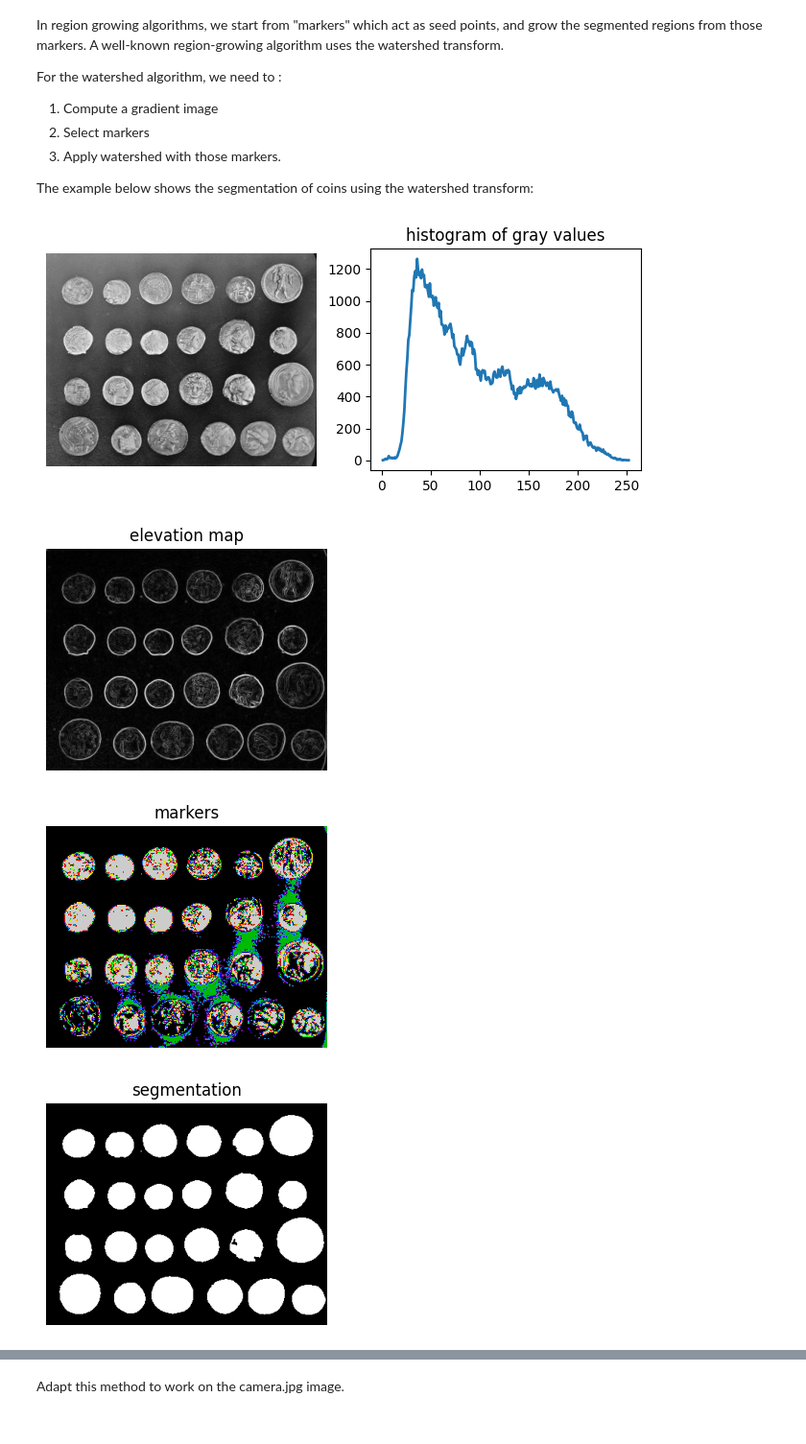
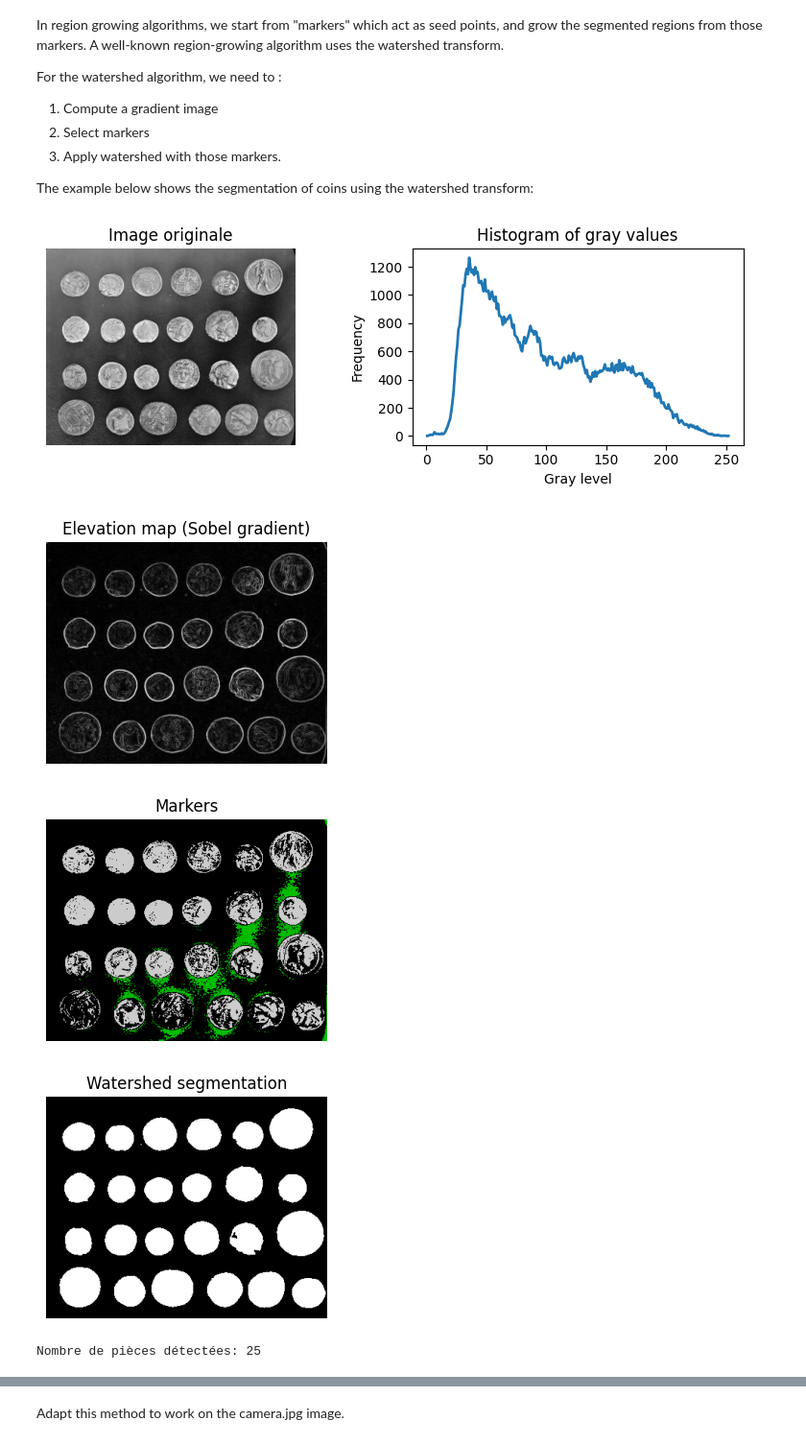
Before and after one commit to mordamed/ImageProcessing, a Jupyter notebook: 3_Image_Segmentation/TP3_Image_Segmentation.ipynb, the cells around one changed output, grey strips where cells are left out. Shown at 96% size. Cells and saved outputs as stored; diff of their text form; code cells hidden in the pictures.

```diff
--- a/3_Image_Segmentation/TP3_Image_Segmentation.ipynb
+++ b/3_Image_Segmentation/TP3_Image_Segmentation.ipynb
@@ -180,60 +300,81 @@ from skimage.exposure import histogram
 from skimage.filters import sobel
 from skimage import segmentation
 from skimage.color import label2rgb
+import scipy.ndimage as ndi  # Import manquant pour binary_fill_holes et label
 
+# Charger l'image de pièces de monnaie
 coins = data.coins()
 hist, hist_centers = histogram(coins)
 
+# Afficher l'image et son histogramme
 fig, axes = plt.subplots(1, 2, figsize=(8, 3))
 axes[0].imshow(coins, cmap=plt.cm.gray)
+axes[0].set_title('Image originale')
 axes[0].axis('off')
 axes[1].plot(hist_centers, hist, lw=2)
-axes[1].set_title('histogram of gray values')
+axes[1].set_title('Histogram of gray values')
+axes[1].set_xlabel('Gray level')
+axes[1].set_ylabel('Frequency')
+plt.tight_layout()
+plt.show()
 
-#elevation map using the Sobel gradient
+# Étape 1: Créer une carte d'élévation avec le gradient de Sobel
+# (les bordures des objets auront des valeurs élevées)
 elevation_map = sobel(coins)
 
 fig, ax = plt.subplots(figsize=(4, 3))
 ax.imshow(elevation_map, cmap=plt.cm.gray)
-ax.set_title('elevation map')
+ax.set_title('Elevation map (Sobel gradient)')
 ax.axis('off')
+plt.show()
 
-#Finding markers
+# Étape 2: Définir les marqueurs (seeds) pour l'algorithme watershed
+# Marqueur 1: pixels très sombres (fond)
+# Marqueur 2: pixels très clairs (centres des pièces)
 markers = np.zeros_like(coins)
-markers[coins < 30] = 1
-markers[coins > 150] = 2
+markers[coins < 30] = 1   # Background marker
+markers[coins > 150] = 2  # Foreground marker (coins)
 
 fig, ax = plt.subplots(figsize=(4, 3))
 ax.imshow(markers, cmap=plt.cm.nipy_spectral)
-ax.set_title('markers')
+ax.set_title('Markers')
 ax.axis('off')
+plt.show()
 
-#Applying watershed transform
+# Étape 3: Appliquer la transformation de watershed
 segmentation_coins = segmentation.watershed(elevation_map, markers)
 
 fig, ax = plt.subplots(figsize=(4, 3))
 ax.imshow(segmentation_coins, cmap=plt.cm.gray)
-ax.set_title('segmentation')
+ax.set_title('Watershed segmentation')
 ax.axis('off')
+plt.show()
 
-#individual segmentation and labelling
+# Étape 4: Post-traitement et étiquetage des objets individuels
+# Convertir en masque binaire et remplir les trous
 segmentation_coins = ndi.binary_fill_holes(segmentation_coins - 1)
-labeled_coins, _ = ndi.label(segmentation_coins)
+# Étiqueter chaque objet connecté
+labeled_coins, num_coins = ndi.label(segmentation_coins)
+print(f"Nombre de pièces détectées: {num_coins}")
+
+# Créer une superposition colorée
 image_label_overlay = label2rgb(labeled_coins, image=coins, bg_label=0)
 
+# Affichage final: contours + overlay coloré
 fig, axes = plt.subplots(1, 2, figsize=(8, 3), sharey=True)
 axes[0].imshow(coins, cmap=plt.cm.gray)
 axes[0].contour(segmentation_coins, [0.5], linewidths=1.2, colors='y')
+axes[0].set_title('Segmentation avec contours')
+axes[0].axis('off')
 axes[1].imshow(image_label_overlay)
-
-for a in axes:
-    a.axis('off')
+axes[1].set_title('Objets étiquetés')
+axes[1].axis('off')
 
 plt.tight_layout()
-
 plt.show()
 # %% [output]
-[figure, old version]
+[figure, new version]
-[figure, old version]
+[figure, new version]
-[figure, old version]
+[figure, new version]
-[figure, old version]
+[figure, new version]
+Nombre de pièces détectées: 25
```
Also changed, not shown: parts of 20 cells of this notebook, 4 other files.
